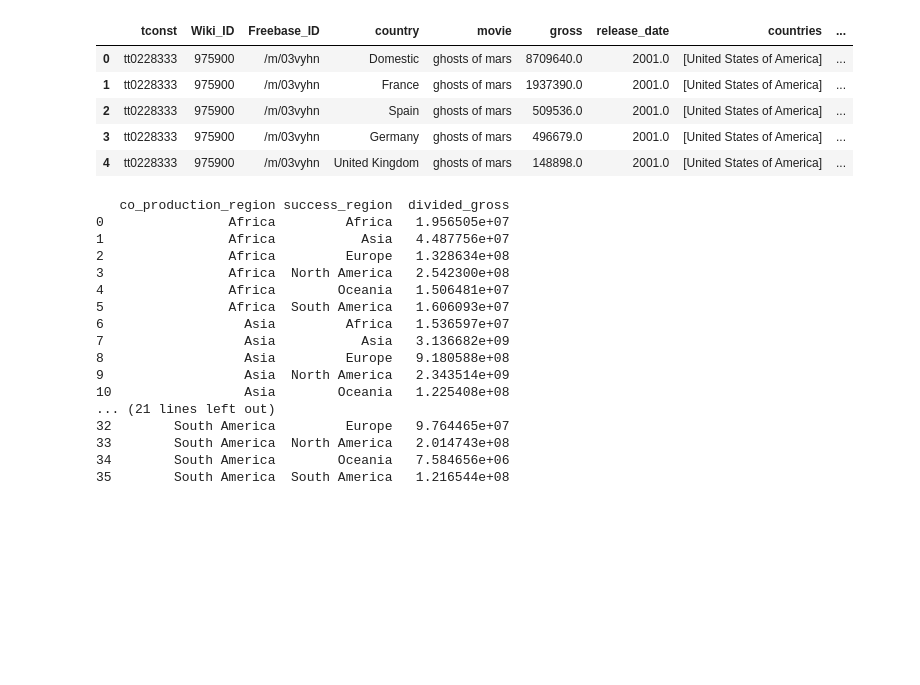
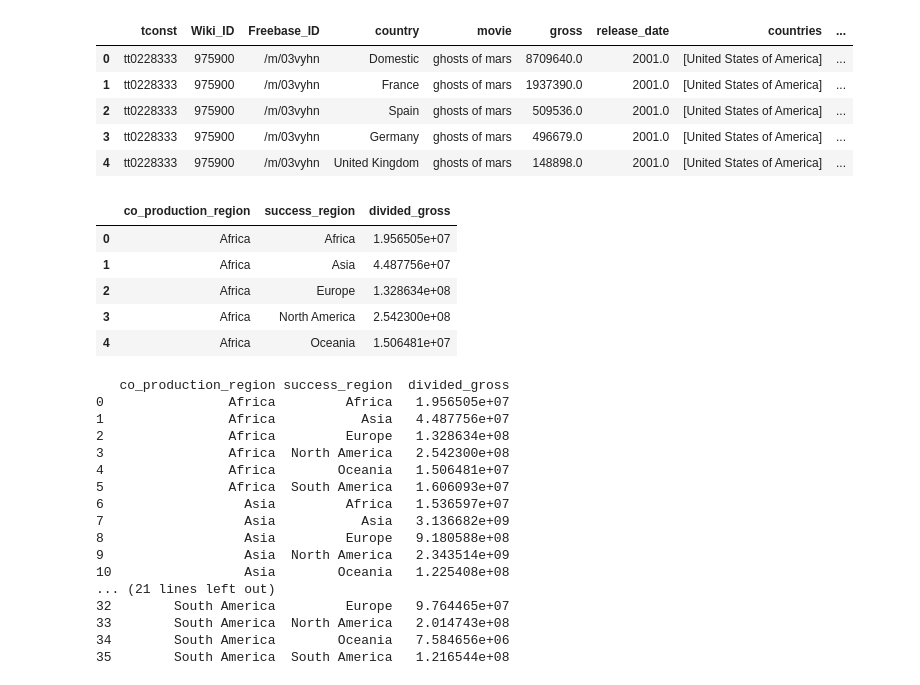
Before and after one commit to epfl-ada/ada-2023-project-nada2023, a Jupyter notebook: network_region.ipynb, the cells around one changed output. Cells and saved outputs as stored; diff of their text form; code cells hidden in the pictures; blank space fills up the shorter version.

```diff
--- a/network_region.ipynb
+++ b/network_region.ipynb
@@ -539,6 +539,15 @@ exploded_df['success_region'] = exploded_df['country'].map(country_to_region_dic
 
 # Step 4: Aggregate the data at the region level
 region_to_region_df = exploded_df.groupby(['co_production_region', 'success_region'])['divided_gross'].sum().reset_index()
+# %%
+region_to_region_df.head()
+# %% [output]
+|  | co_production_region | success_region | divided_gross |
+| 0 | Africa | Africa | 1.956505e+07 |
+| 1 | Africa | Asia | 4.487756e+07 |
+| 2 | Africa | Europe | 1.328634e+08 |
+| 3 | Africa | North America | 2.542300e+08 |
+| 4 | Africa | Oceania | 1.506481e+07 |
 # %%
 print(region_to_region_df)
 # %% [output]
```
Also changed, not shown: parts of 2 cells of this notebook, 3 other files.
